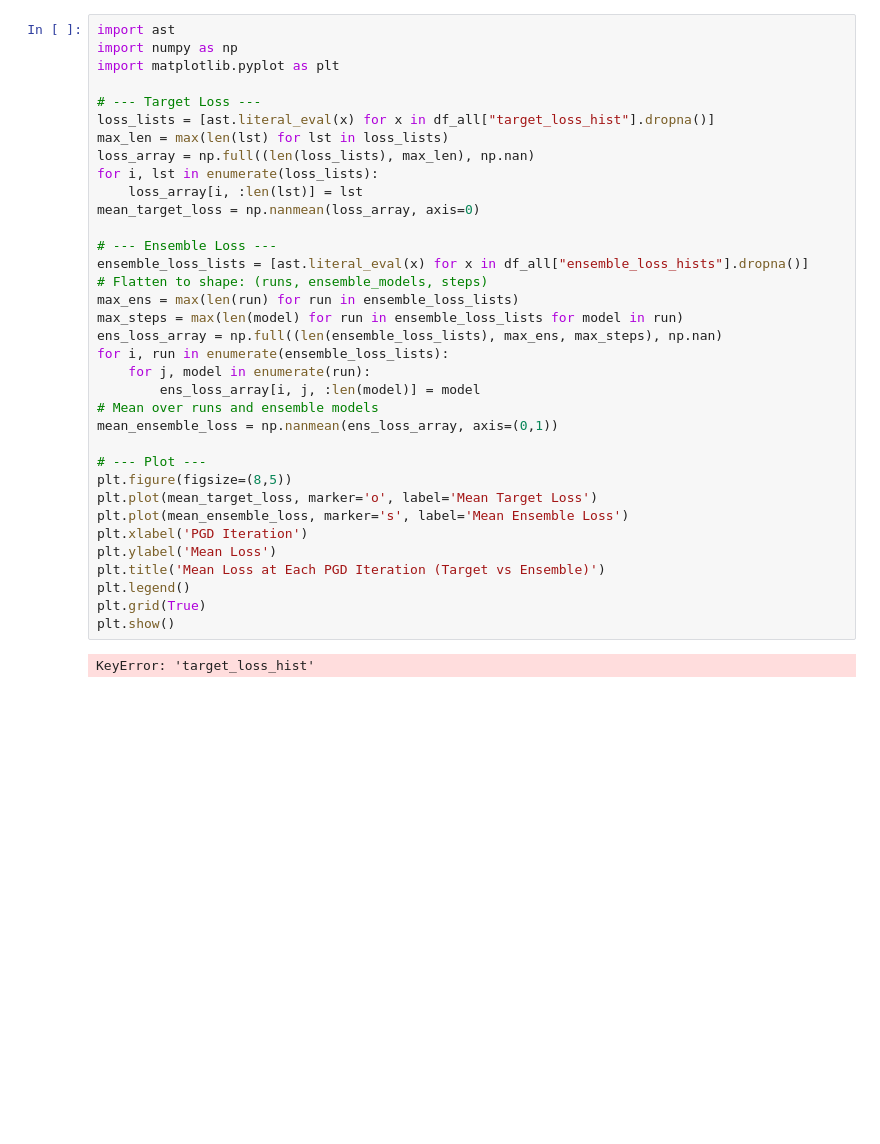
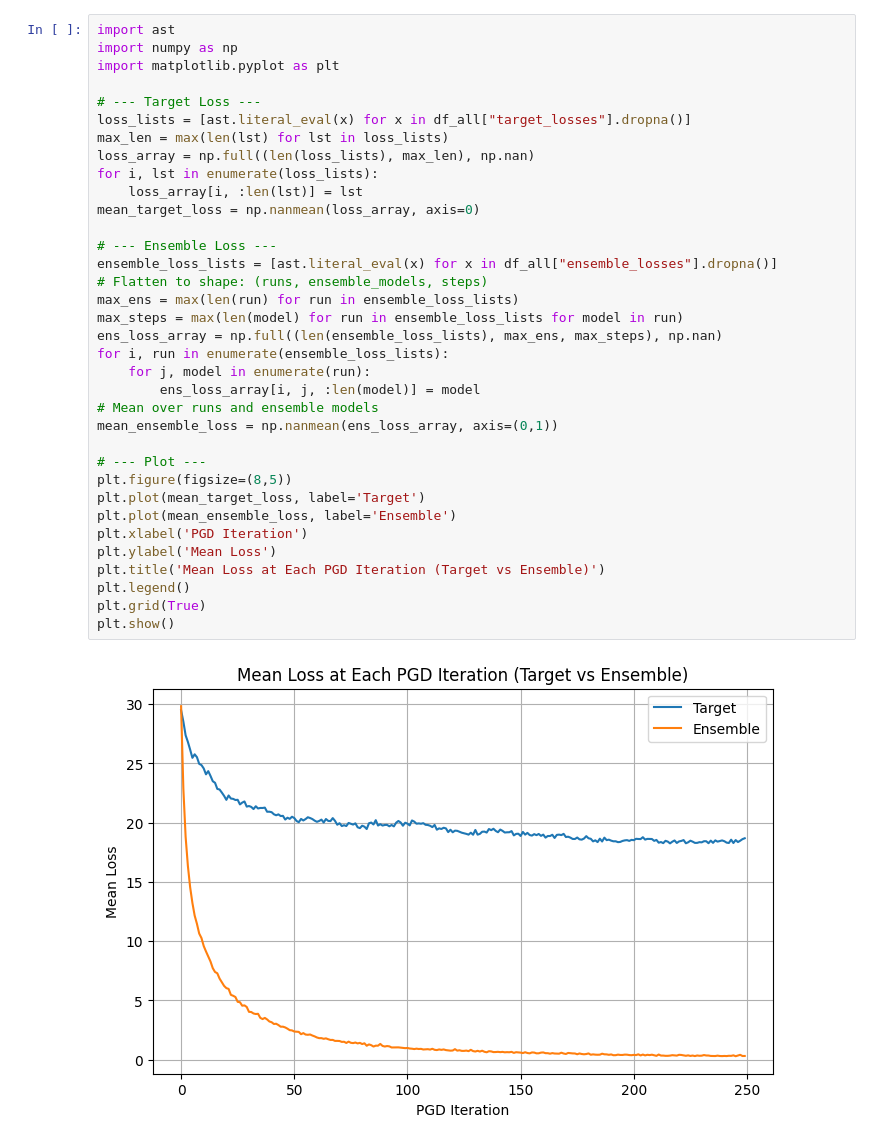
Before and after one commit to Bloomh/blackbox-speech-attacks, a Jupyter notebook: analyze_batch_attack_results.ipynb, the cells around one changed output. Saved outputs shown, nothing was run; the diff lists cells and outputs as text; blank space fills up the shorter version.

```diff
--- a/analyze_batch_attack_results.ipynb
+++ b/analyze_batch_attack_results.ipynb
@@ -59,38 +78,38 @@ import ast
 import numpy as np
 import matplotlib.pyplot as plt
 
 # --- Target Loss ---
-loss_lists = [ast.literal_eval(x) for x in df_all["target_loss_hist"].dropna()]
+loss_lists = [ast.literal_eval(x) for x in df_all["target_losses"].dropna()]
 max_len = max(len(lst) for lst in loss_lists)
 loss_array = np.full((len(loss_lists), max_len), np.nan)
 for i, lst in enumerate(loss_lists):
     loss_array[i, :len(lst)] = lst
 mean_target_loss = np.nanmean(loss_array, axis=0)
 
 # --- Ensemble Loss ---
-ensemble_loss_lists = [ast.literal_eval(x) for x in df_all["ensemble_loss_hists"].dropna()]
+ensemble_loss_lists = [ast.literal_eval(x) for x in df_all["ensemble_losses"].dropna()]
 # Flatten to shape: (runs, ensemble_models, steps)
 max_ens = max(len(run) for run in ensemble_loss_lists)
 max_steps = max(len(model) for run in ensemble_loss_lists for model in run)
 ens_loss_array = np.full((len(ensemble_loss_lists), max_ens, max_steps), np.nan)
 for i, run in enumerate(ensemble_loss_lists):
     for j, model in enumerate(run):
         ens_loss_array[i, j, :len(model)] = model
 # Mean over runs and ensemble models
 mean_ensemble_loss = np.nanmean(ens_loss_array, axis=(0,1))
 
 # --- Plot ---
 plt.figure(figsize=(8,5))
-plt.plot(mean_target_loss, marker='o', label='Mean Target Loss')
-plt.plot(mean_ensemble_loss, marker='s', label='Mean Ensemble Loss')
+plt.plot(mean_target_loss, label='Target')
+plt.plot(mean_ensemble_loss, label='Ensemble')
 plt.xlabel('PGD Iteration')
 plt.ylabel('Mean Loss')
 plt.title('Mean Loss at Each PGD Iteration (Target vs Ensemble)')
 plt.legend()
 plt.grid(True)
 plt.show()
 # %% [output]
-KeyError: 'target_loss_hist'
+[figure, added]
 # %%
 # --- Target Lev Dist ---
 target_lev_dists = [ast.literal_eval(x) for x in df_all["target_lev_dists"].dropna()]
```
Also changed, not shown: parts of 10 cells of this notebook.
